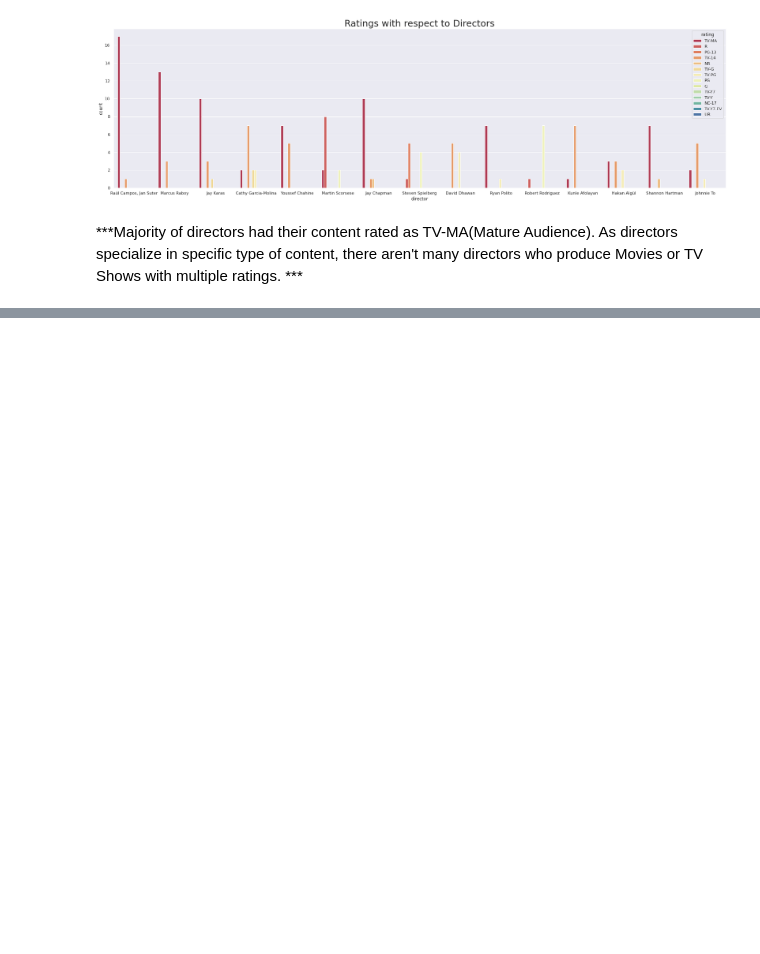
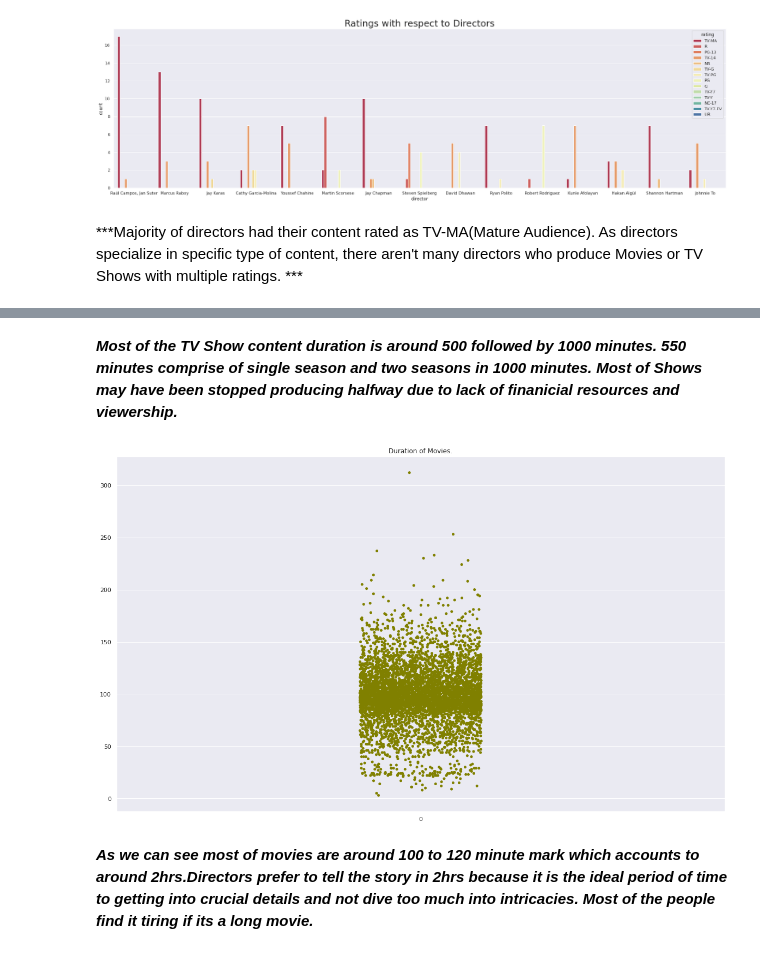
Before and after one commit to ZeeshanAhmed95/Capstone-NLP-NETFLIX-MOVIES-AND-TV-SHOWS-CLUSTERING, a Jupyter notebook: NETFLIX_MOVIES_AND_TV_SHOWS_CLUSTERING.ipynb, the cells around one changed output, grey strips where cells are left out. Saved outputs shown, nothing was run; the diff lists cells and outputs as text; code cells hidden in the pictures; blank space fills up the shorter version.

```diff
--- a/NETFLIX_MOVIES_AND_TV_SHOWS_CLUSTERING.ipynb
+++ b/NETFLIX_MOVIES_AND_TV_SHOWS_CLUSTERING.ipynb
@@ -447,0 +546,12 @@ Text(0.5, 1.0, 'Ratings with respect to Directors')
+# %% [markdown]
+***Most of the TV Show content duration is around 500 followed by 1000 minutes. 550 minutes comprise of single season and two seasons in 1000 minutes. Most of Shows may have been stopped producing halfway due to lack of finanicial resources and viewership.***
+# %%
+plt.figure(figsize=(20,12))
+sns.set(style="darkgrid")
+sns.stripplot(data=duration_movies['duration_in_min'], color='Olive')
+plt.title('Duration of Movies.')
+plt.show()
+# %% [output]
+[figure, added]
+# %% [markdown]
+***As we can see most of movies are around 100 to 120 minute mark which accounts to around 2hrs.Directors prefer to tell the story in 2hrs because it is the ideal period of time to getting into crucial details and not dive too much into intricacies. Most of the people find it tiring if its a long movie.***
```
Also changed, not shown: parts of 38 cells of this notebook.
